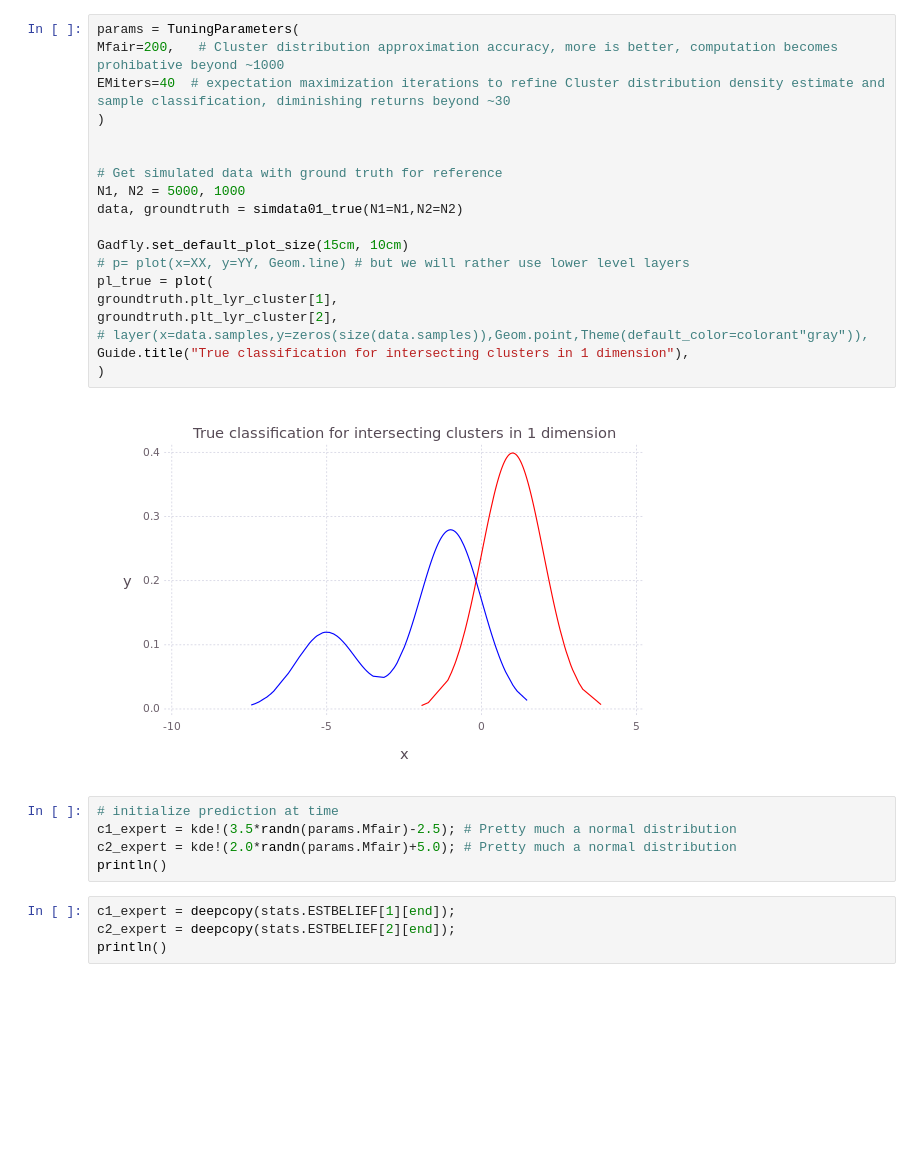
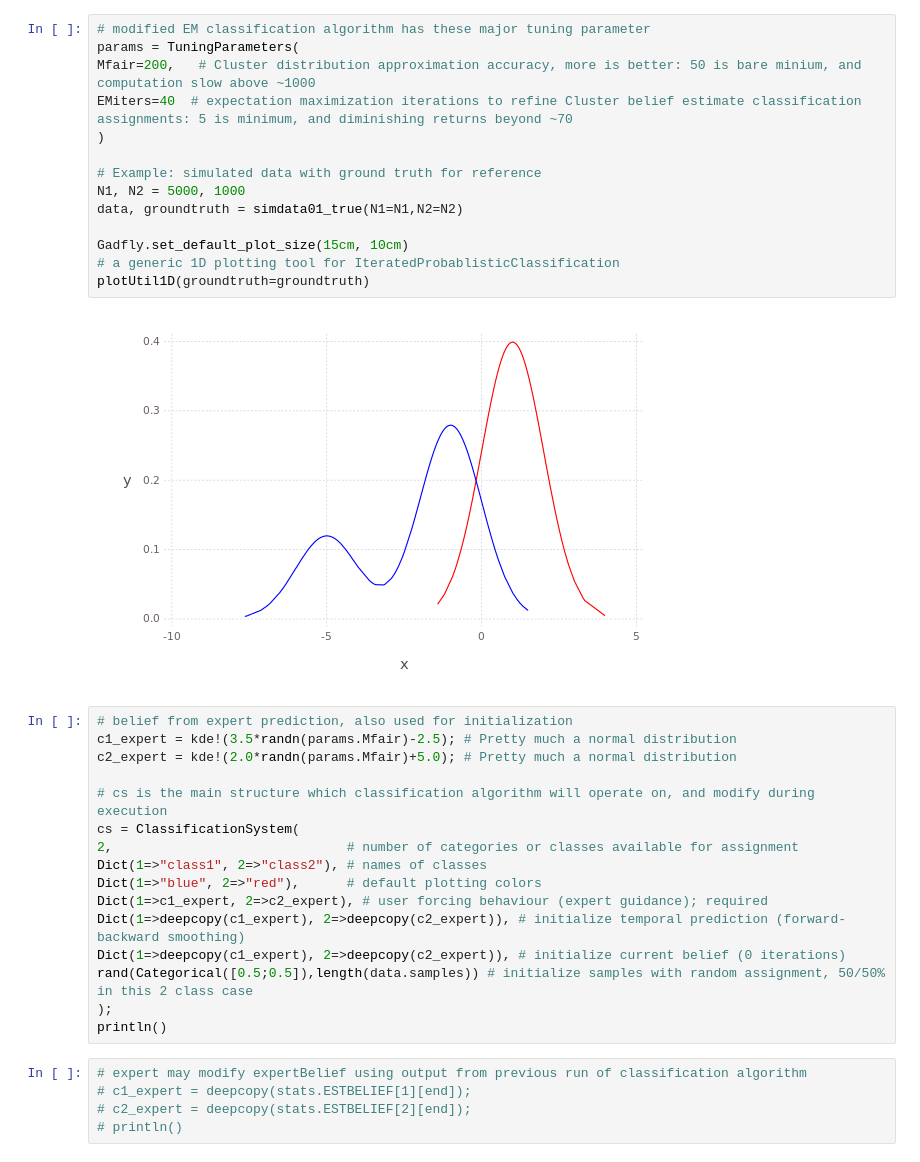
Before and after one commit to JuliaRobotics/IteratedProbabilisticClassification.jl, a Jupyter notebook: examples/FCBClassification1DExample.ipynb, the cells around one changed output. Drawn from its saved outputs; the diff is of its cells as text; blank space fills up the shorter version.

Commit message:
encapsulated classification function for 1D

```diff
--- a/examples/FCBClassification1DExample.ipynb
+++ b/examples/FCBClassification1DExample.ipynb
@@ -6,30 +22,37 @@ using IteratedProbabilisticClassification
 # %%
+# modified EM classification algorithm has these major tuning parameter
 params = TuningParameters(
-Mfair=200,   # Cluster distribution approximation accuracy, more is better, computation becomes prohibative beyond ~1000
-EMiters=40  # expectation maximization iterations to refine Cluster distribution density estimate and sample classification, diminishing returns beyond ~30
+Mfair=200,   # Cluster distribution approximation accuracy, more is better: 50 is bare minium, and computation slow above ~1000
+EMiters=40  # expectation maximization iterations to refine Cluster belief estimate classification assignments: 5 is minimum, and diminishing returns beyond ~70
 )
 
-
-# Get simulated data with ground truth for reference
+# Example: simulated data with ground truth for reference
 N1, N2 = 5000, 1000
 data, groundtruth = simdata01_true(N1=N1,N2=N2)
 
 Gadfly.set_default_plot_size(15cm, 10cm)
-# p= plot(x=XX, y=YY, Geom.line) # but we will rather use lower level layers
-pl_true = plot(
-groundtruth.plt_lyr_cluster[1],
-groundtruth.plt_lyr_cluster[2],
-# layer(x=data.samples,y=zeros(size(data.samples)),Geom.point,Theme(default_color=colorant"gray")),
-Guide.title("True classification for intersecting clusters in 1 dimension"),
-)
+# a generic 1D plotting tool for IteratedProbablisticClassification
+plotUtil1D(groundtruth=groundtruth)
 # %% [output]
-[figure, old version]
+[figure, new version]
-# %%
-# initialize prediction at time
-c1_expert = kde!(3.5*randn(params.Mfair)-2.5); # Pretty much a normal distribution
-c2_expert = kde!(2.0*randn(params.Mfair)+5.0); # Pretty much a normal distribution
-println()
+# %%
+# belief from expert prediction, also used for initialization
+c1_expert = kde!(3.5*randn(params.Mfair)-2.5); # Pretty much a normal distribution
+c2_expert = kde!(2.0*randn(params.Mfair)+5.0); # Pretty much a normal distribution
+
+# cs is the main structure which classification algorithm will operate on, and modify during execution
+cs = ClassificationSystem(
+2,                              # number of categories or classes available for assignment
+Dict(1=>"class1", 2=>"class2"), # names of classes
+Dict(1=>"blue", 2=>"red"),      # default plotting colors
+Dict(1=>c1_expert, 2=>c2_expert), # user forcing behaviour (expert guidance); required
+Dict(1=>deepcopy(c1_expert), 2=>deepcopy(c2_expert)), # initialize temporal prediction (forward-backward smoothing)
+Dict(1=>deepcopy(c1_expert), 2=>deepcopy(c2_expert)), # initialize current belief (0 iterations)
+rand(Categorical([0.5;0.5]),length(data.samples)) # initialize samples with random assignment, 50/50% in this 2 class case
+);
+println()
 # %%
-c1_expert = deepcopy(stats.ESTBELIEF[1][end]);
-c2_expert = deepcopy(stats.ESTBELIEF[2][end]);
-println()
+# expert may modify expertBelief using output from previous run of classification algorithm
+# c1_expert = deepcopy(stats.ESTBELIEF[1][end]);
+# c2_expert = deepcopy(stats.ESTBELIEF[2][end]);
+# println()
```
Also changed, not shown: parts of 11 cells of this notebook, 4 other files.
